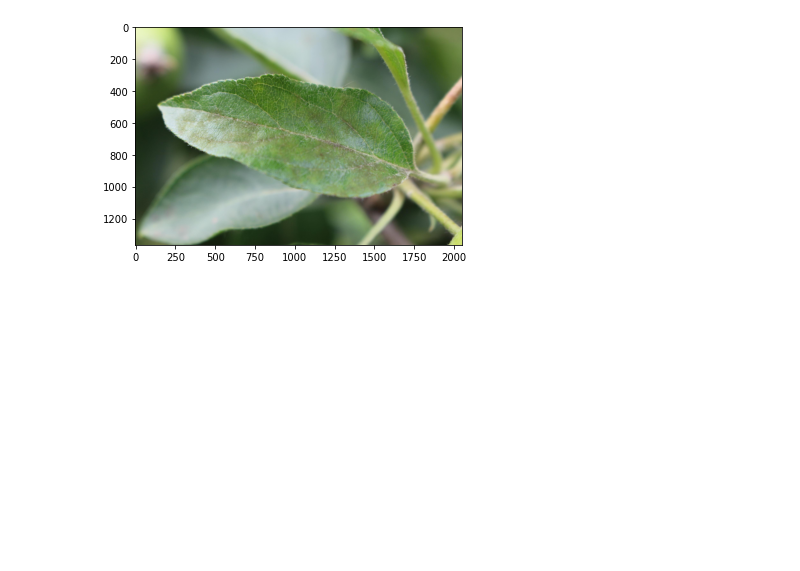
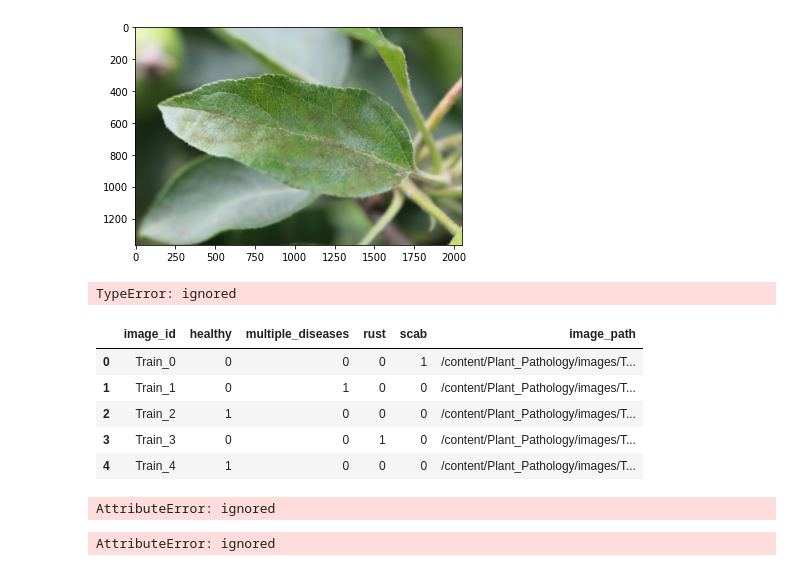
Before and after one commit to mathur-exe-zz/Transfer-Learning, a Jupyter notebook: Plant_Pathology_(under_dev_kaggle).ipynb, the cells around one changed output. Drawn from its saved outputs; the diff is of its cells as text; code cells hidden in the pictures; blank space fills up the shorter version.

```diff
--- a/Plant_Pathology_(under_dev_kaggle).ipynb
+++ b/Plant_Pathology_(under_dev_kaggle).ipynb
@@ -81 +75,15 @@ train_csv.head(10)
+# %%
+train = pd.read_csv('/content/Plant_Pathology/train.csv')
+test = pd.read_csv('/content/Plant_Pathology/test.csv')
+
+
+# train_labels = train.loc[:, 'healthy':'scab']
+# train_paths = train.image_path
+# test_paths = test.image_path
+
+train['image_path'] = get_image_path(train['image_id'])
+test['image_path'] = get_image_path(test['image_id'])
+train_col = train.drop(['image_id', 'image_path'], axis=1)
+train_path = train.image_path
+test_path = test.image_path
 # %%
@@ -125,0 +122,13 @@ dataset = PlantDataset({img_dir, transforms})
+# %%
+matplot_img(*dataset[10])
+# %% [output]
+TypeError: ignored
+# %%
+train.head()
+# %% [output]
+|  | image_id | healthy | multiple_diseases | rust | scab | image_path |
+| 0 | Train_0 | 0 | 0 | 0 | 1 | /content/Plant_Pathology/images/T... |
+| 1 | Train_1 | 0 | 1 | 0 | 0 | /content/Plant_Pathology/images/T... |
+| 2 | Train_2 | 1 | 0 | 0 | 0 | /content/Plant_Pathology/images/T... |
+| 3 | Train_3 | 0 | 0 | 1 | 0 | /content/Plant_Pathology/images/T... |
+| 4 | Train_4 | 1 | 0 | 0 | 0 | /content/Plant_Pathology/images/T... |
@@ -125,0 +147,11 @@ dataset = PlantDataset({img_dir, transforms})
+# %%
+show_image(*dataset[6])
+# %% [output]
+AttributeError: ignored
+# %%
+from torch.utils.data import random_split
+len(*dataset)
+# val_size = int(0.1*len(dataset))
+# train_ds, valid_ds = random_split(dataset, [len(dataset)-val_size, val_size])
+# %% [output]
+AttributeError: ignored
```
Also changed, not shown: parts of 13 cells of this notebook.
